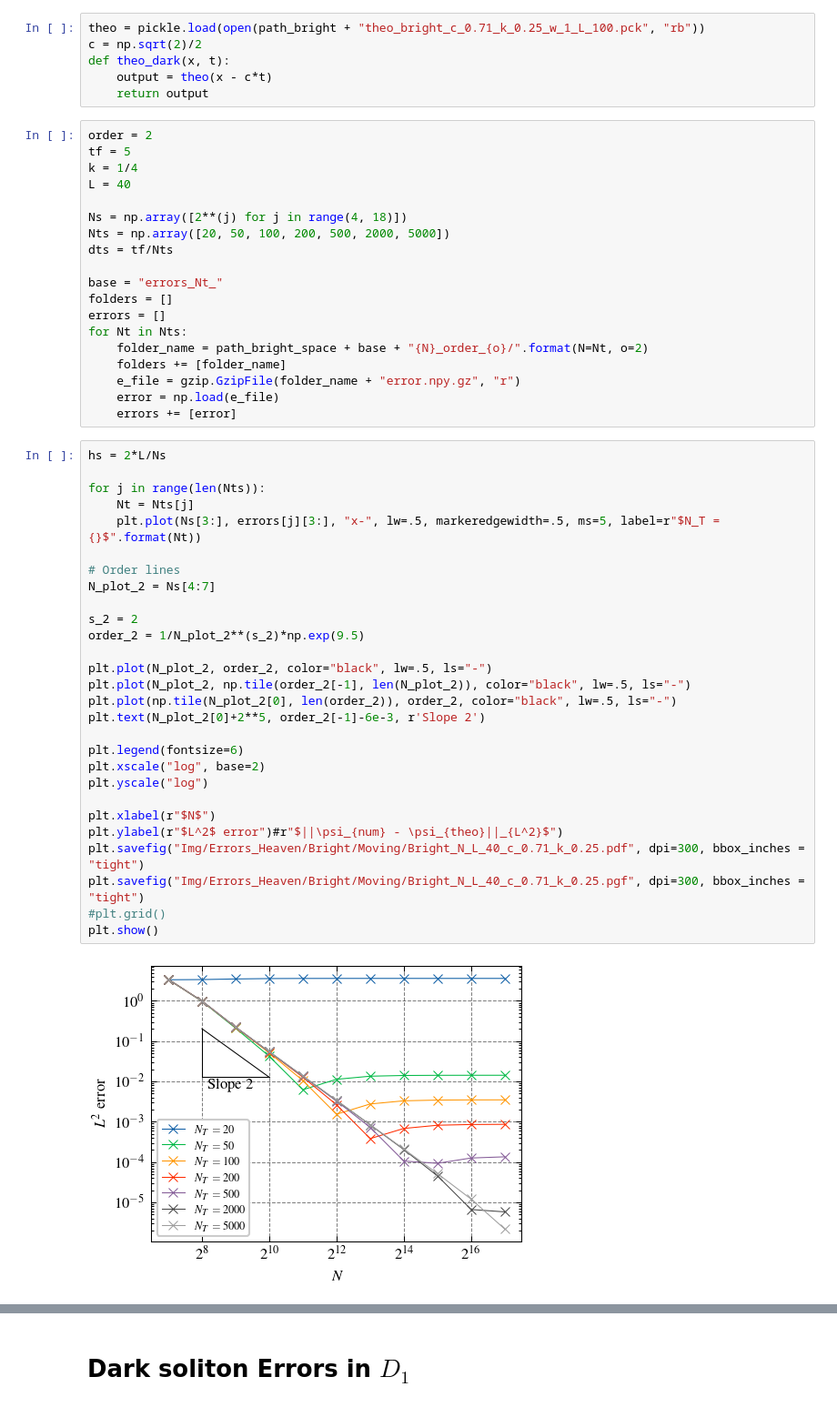
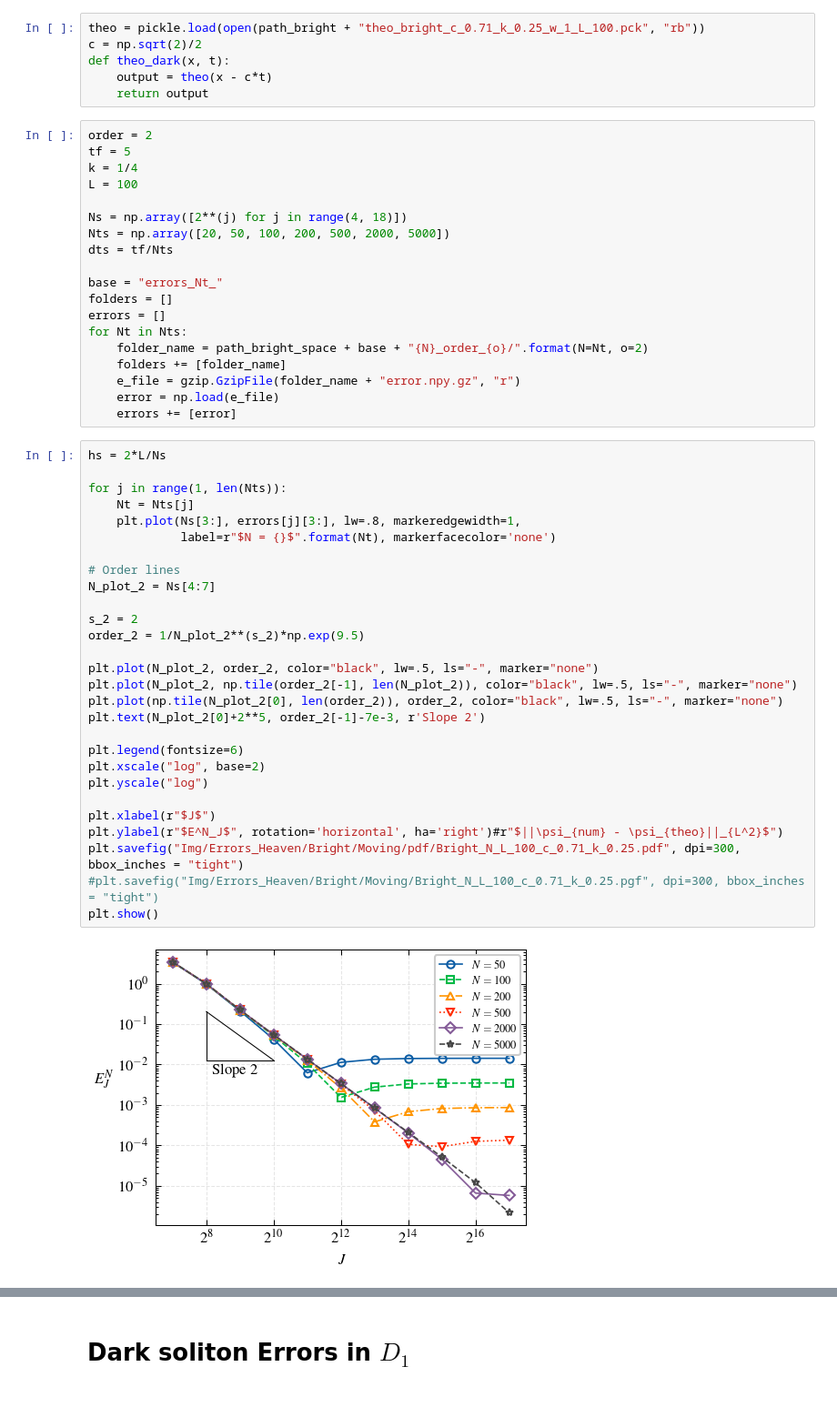
Before and after one commit to ElTapia/Quasilinear-GP, a Jupyter notebook: Tests and Results/QGP/Errors/Errors_files_N.ipynb, the cells around one changed output, grey strips where cells are left out. Shown at 91% size. Saved outputs shown, nothing was run; the diff lists cells and outputs as text.

Commit message:
Update error plots and tables

```diff
--- a/Tests and Results/QGP/Errors/Errors_files_N.ipynb
+++ b/Tests and Results/QGP/Errors/Errors_files_N.ipynb
@@ -126,7 +130,7 @@ def theo_dark(x, t):
 order = 2
 tf = 5
 k = 1/4
-L = 40
+L = 100
 
 Ns = np.array([2**(j) for j in range(4, 18)])
 Nts = np.array([20, 50, 100, 200, 500, 2000, 5000])
@@ -144,33 +148,33 @@ for Nt in Nts:
 # %%
 hs = 2*L/Ns
 
-for j in range(len(Nts)):
+for j in range(1, len(Nts)):
     Nt = Nts[j]
-    plt.plot(Ns[3:], errors[j][3:], "x-", lw=.5, markeredgewidth=.5, ms=5, label=r"$N_T = {}$".format(Nt))
+    plt.plot(Ns[3:], errors[j][3:], lw=.8, markeredgewidth=1,
+             label=r"$N = {}$".format(Nt), markerfacecolor='none')
 
 # Order lines
 N_plot_2 = Ns[4:7]
 
 s_2 = 2
 order_2 = 1/N_plot_2**(s_2)*np.exp(9.5)
 
-plt.plot(N_plot_2, order_2, color="black", lw=.5, ls="-")
-plt.plot(N_plot_2, np.tile(order_2[-1], len(N_plot_2)), color="black", lw=.5, ls="-")
-plt.plot(np.tile(N_plot_2[0], len(order_2)), order_2, color="black", lw=.5, ls="-")
-plt.text(N_plot_2[0]+2**5, order_2[-1]-6e-3, r'Slope 2')
+plt.plot(N_plot_2, order_2, color="black", lw=.5, ls="-", marker="none")
+plt.plot(N_plot_2, np.tile(order_2[-1], len(N_plot_2)), color="black", lw=.5, ls="-", marker="none")
+plt.plot(np.tile(N_plot_2[0], len(order_2)), order_2, color="black", lw=.5, ls="-", marker="none")
+plt.text(N_plot_2[0]+2**5, order_2[-1]-7e-3, r'Slope 2')
 
 plt.legend(fontsize=6)
 plt.xscale("log", base=2)
 plt.yscale("log")
 
-plt.xlabel(r"$N$")
-plt.ylabel(r"$L^2$ error")#r"$||\psi_{num} - \psi_{theo}||_{L^2}$")
-plt.savefig("Img/Errors_Heaven/Bright/Moving/Bright_N_L_40_c_0.71_k_0.25.pdf", dpi=300, bbox_inches = "tight")
-plt.savefig("Img/Errors_Heaven/Bright/Moving/Bright_N_L_40_c_0.71_k_0.25.pgf", dpi=300, bbox_inches = "tight")
-#plt.grid()
+plt.xlabel(r"$J$")
+plt.ylabel(r"$E^N_J$", rotation='horizontal', ha='right')#r"$||\psi_{num} - \psi_{theo}||_{L^2}$")
+plt.savefig("Img/Errors_Heaven/Bright/Moving/pdf/Bright_N_L_100_c_0.71_k_0.25.pdf", dpi=300, bbox_inches = "tight")
+#plt.savefig("Img/Errors_Heaven/Bright/Moving/Bright_N_L_100_c_0.71_k_0.25.pgf", dpi=300, bbox_inches = "tight")
 plt.show()
 # %% [output]
-[figure, old version]
+[figure, new version]
 # %%
 EOCs = []
 
```
Also changed, not shown: parts of 3 cells of this notebook, 8 other files.
